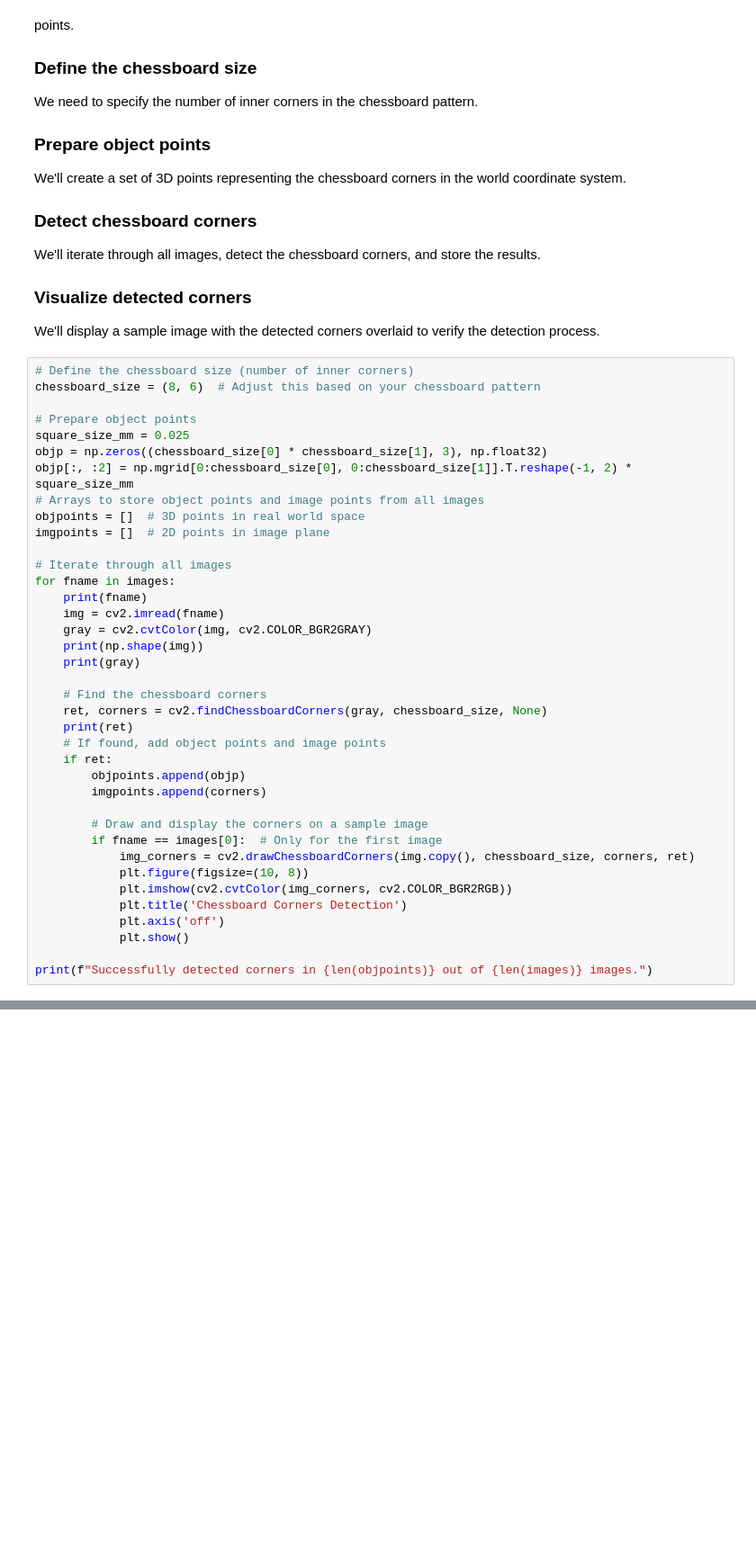
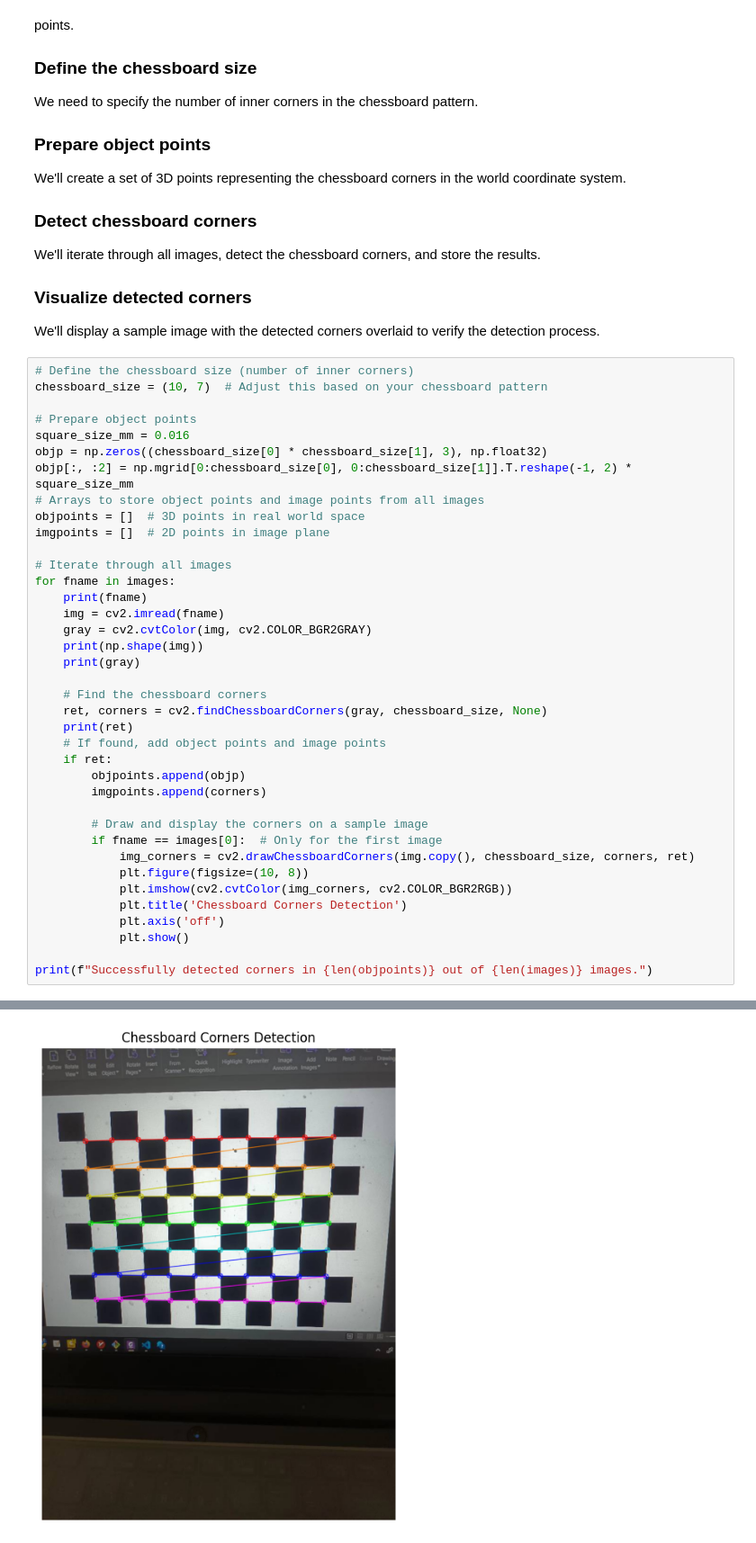
Before and after one commit to amirreza1998/-Autonomous-Mobile-Robot, a Jupyter notebook: robot-second-assignment/2-cam_calib.ipynb, the cells around one changed output, grey strips where cells are left out. Shown at 90% size. Drawn from its saved outputs; the diff is of its cells as text; blank space fills up the shorter version.

```diff
--- a/robot-second-assignment/2-cam_calib.ipynb
+++ b/robot-second-assignment/2-cam_calib.ipynb
@@ -97,10 +127,10 @@ We'll iterate through all images, detect the chessboard corners, and store the r
 We'll display a sample image with the detected corners overlaid to verify the detection process.
 # %%
 # Define the chessboard size (number of inner corners)
-chessboard_size = (8, 6)  # Adjust this based on your chessboard pattern
+chessboard_size = (10, 7)  # Adjust this based on your chessboard pattern
 
 # Prepare object points
-square_size_mm = 0.025
+square_size_mm = 0.016
 objp = np.zeros((chessboard_size[0] * chessboard_size[1], 3), np.float32)
 objp[:, :2] = np.mgrid[0:chessboard_size[0], 0:chessboard_size[1]].T.reshape(-1, 2) * square_size_mm
 # Arrays to store object points and image points from all images
@@ -153,0 +177 @@ Successfully detected corners in 0 out of 16 images.
+[figure, added]
```
Also changed, not shown: parts of 9 cells of this notebook, 3 other files.
